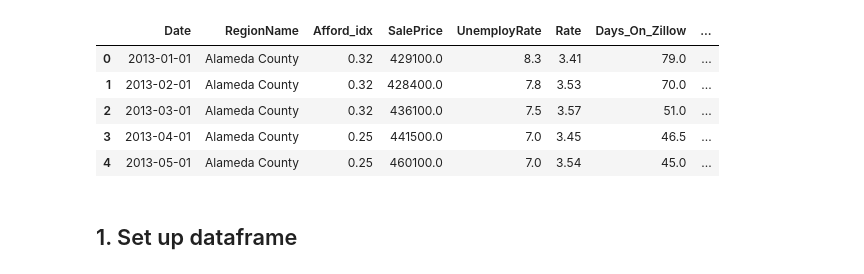
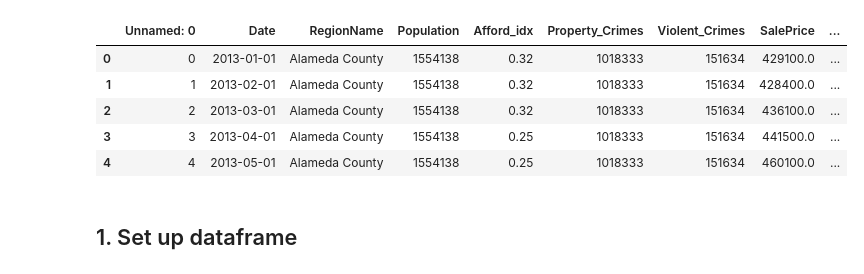
Before and after one commit to yulmee/springboard, a Jupyter notebook: Cap_Stone_1/Unit_10_Modeling_WC.ipynb, the cells around one changed output. Saved outputs shown, nothing was run; the diff lists cells and outputs as text; code cells hidden in the pictures.

```diff
--- a/Cap_Stone_1/Unit_10_Modeling_WC.ipynb
+++ b/Cap_Stone_1/Unit_10_Modeling_WC.ipynb
@@ -8,15 +8,15 @@ import statsmodels.api as sm
 from statsmodels.formula.api import ols
 # %%
 master_df = pd.read_csv(r'master_df.csv',encoding='latin-1')
-master_df.drop(['Population', 'Property_Crimes', 'Violent_Crimes', 'Unnamed: 0'], axis=1, inplace=True)
+
 master_df.head()
 # %% [output]
-|  | Date | RegionName | Afford_idx | SalePrice | UnemployRate | Rate | Days_On_Zillow | ... |
-| 0 | 2013-01-01 | Alameda County | 0.32 | 429100.0 | 8.3 | 3.41 | 79.0 | ... |
-| 1 | 2013-02-01 | Alameda County | 0.32 | 428400.0 | 7.8 | 3.53 | 70.0 | ... |
-| 2 | 2013-03-01 | Alameda County | 0.32 | 436100.0 | 7.5 | 3.57 | 51.0 | ... |
-| 3 | 2013-04-01 | Alameda County | 0.25 | 441500.0 | 7.0 | 3.45 | 46.5 | ... |
-| 4 | 2013-05-01 | Alameda County | 0.25 | 460100.0 | 7.0 | 3.54 | 45.0 | ... |
+|  | Unnamed: 0 | Date | RegionName | Population | Afford_idx | Property_Crimes | Violent_Crimes | SalePrice | ... |
+| 0 | 0 | 2013-01-01 | Alameda County | 1554138 | 0.32 | 1018333 | 151634 | 429100.0 | ... |
+| 1 | 1 | 2013-02-01 | Alameda County | 1554138 | 0.32 | 1018333 | 151634 | 428400.0 | ... |
+| 2 | 2 | 2013-03-01 | Alameda County | 1554138 | 0.32 | 1018333 | 151634 | 436100.0 | ... |
+| 3 | 3 | 2013-04-01 | Alameda County | 1554138 | 0.25 | 1018333 | 151634 | 441500.0 | ... |
+| 4 | 4 | 2013-05-01 | Alameda County | 1554138 | 0.25 | 1018333 | 151634 | 460100.0 | ... |
 # %% [markdown]
 ## 1. Set up dataframe
 # %% [markdown]
```
Also changed, not shown: parts of 42 cells of this notebook.
